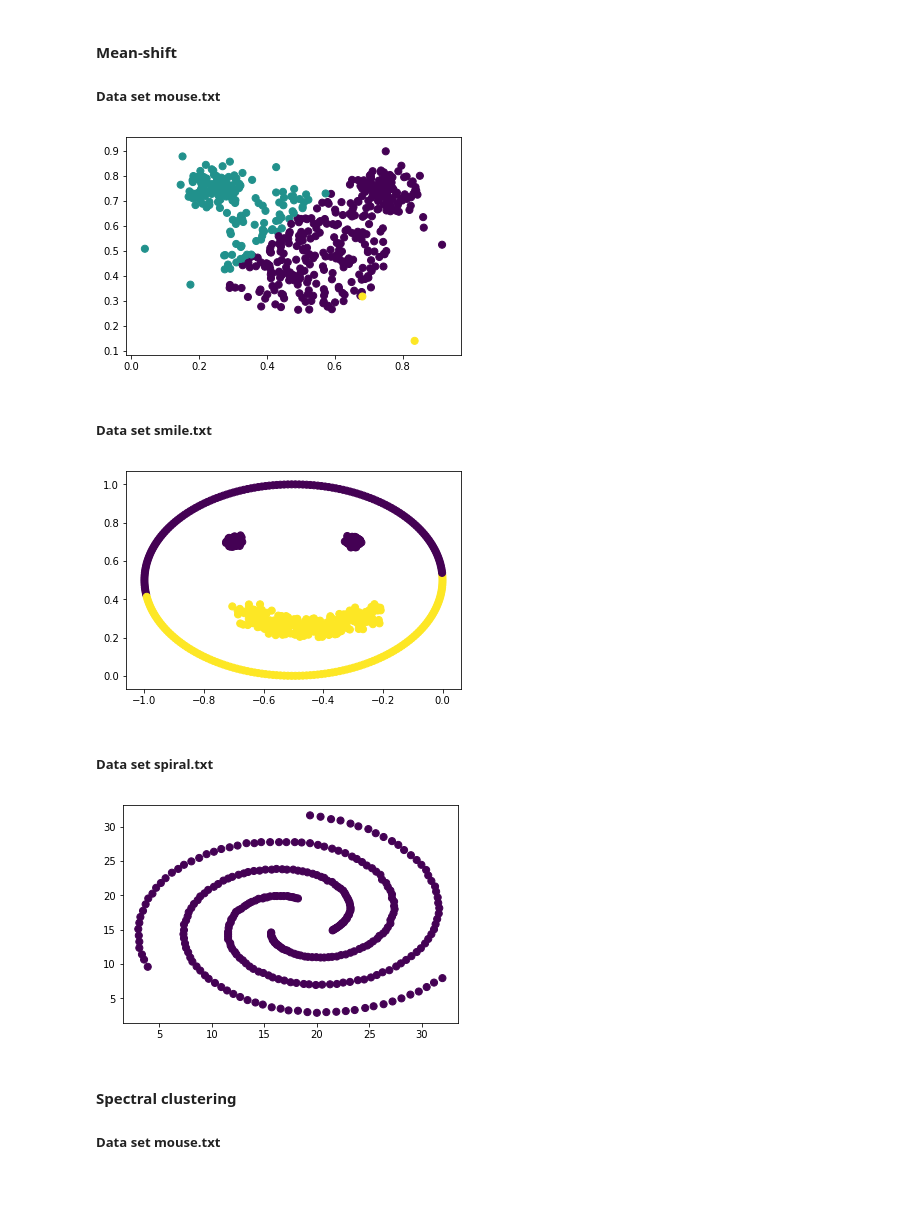
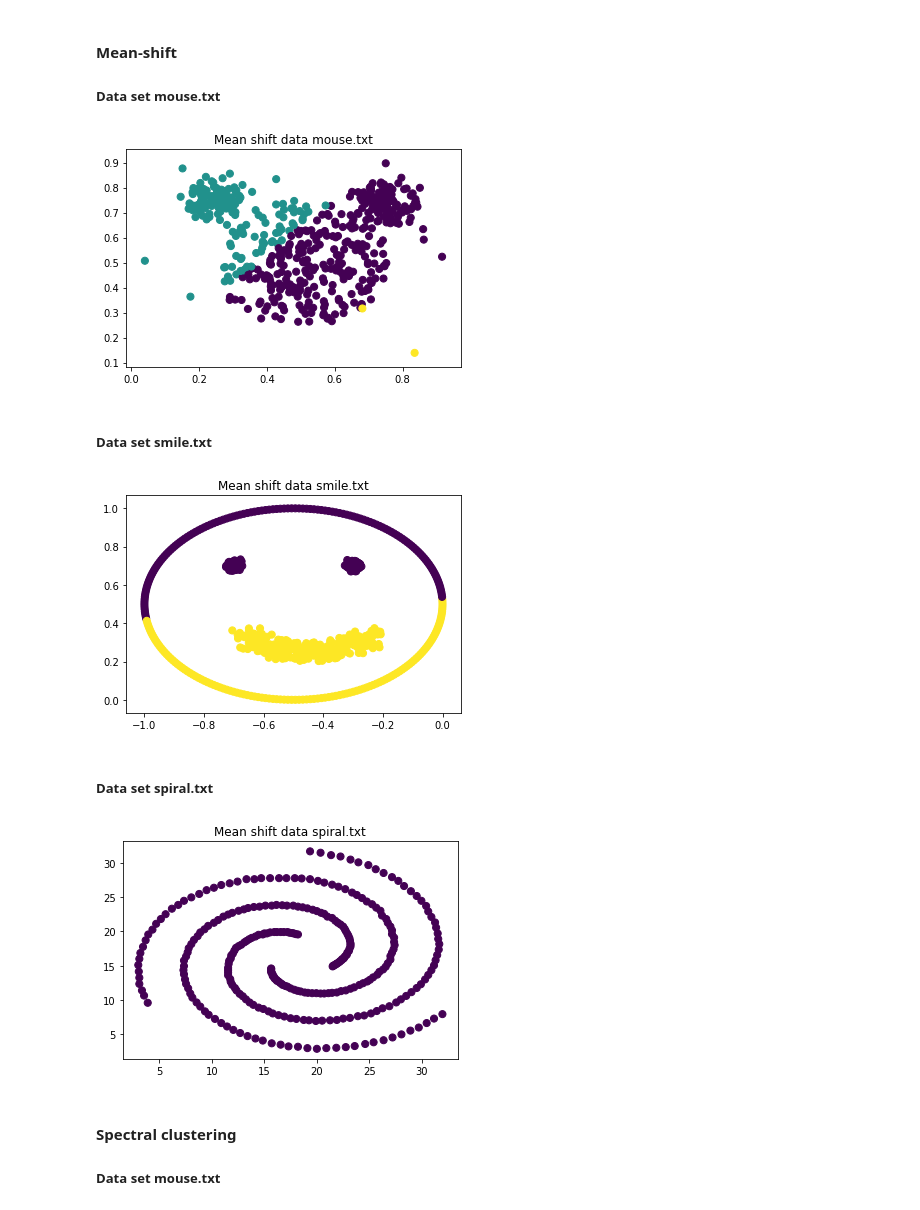
Before and after one commit to yuphyn/Mineria-Tarea-1, a Jupyter notebook: tarea_1.ipynb, the cells around one changed output. Saved outputs shown, nothing was run; the diff lists cells and outputs as text; code cells hidden in the pictures.

```diff
--- a/tarea_1.ipynb
+++ b/tarea_1.ipynb
@@ -355,30 +349,42 @@ plt.show()
 ##### Data set mouse.txt
 # %%
 from sklearn.cluster import MeanShift
-mean_shift = MeanShift().fit(mouse_xy)
-y_mean_shift = mean_shift.fit_predict(mouse_xy)
-plt.scatter(mouse_xy[:, 0], mouse_xy[:, 1], c=y_mean_shift, s=50, cmap='viridis')
-plt.show()
+def mean_shift():
+    mean_shift = MeanShift().fit(mouse_xy)
+    y_mean_shift = mean_shift.fit_predict(mouse_xy)
+    plt.scatter(mouse_xy[:, 0], mouse_xy[:, 1], c=y_mean_shift, s=50, cmap='viridis')
+    plt.title("Mean shift data mouse.txt")
+    plt.show()
+
+mean_shift()
 # %% [output]
-[figure, old version]
+[figure, new version]
 # %% [markdown]
 ##### Data set smile.txt
 # %%
-mean_shift2 = MeanShift().fit(smile_xy)
-y_mean_shift2 = mean_shift2.fit_predict(smile_xy)
-plt.scatter(smile_xy[:, 0], smile_xy[:, 1], c=y_mean_shift2, s=50, cmap='viridis')
-plt.show()
+def mean_shift():
+    mean_shift = MeanShift().fit(smile_xy)
+    y_mean_shift = mean_shift.fit_predict(smile_xy)
+    plt.scatter(smile_xy[:, 0], smile_xy[:, 1], c=y_mean_shift, s=50, cmap='viridis')
+    plt.title("Mean shift data smile.txt")
+    plt.show()
+
+mean_shift()
 # %% [output]
-[figure, old version]
+[figure, new version]
 # %% [markdown]
 ##### Data set spiral.txt
 # %%
-mean_shift3 = MeanShift().fit(spiral_xy)
-y_mean_shift3 = mean_shift3.fit_predict(spiral_xy)
-plt.scatter(spiral_xy[:, 0], spiral_xy[:, 1], c=y_mean_shift3, s=50, cmap='viridis')
-plt.show()
+def mean_shift():
+    mean_shift = MeanShift().fit(spiral_xy)
+    y_mean_shift = mean_shift.fit_predict(spiral_xy)
+    plt.scatter(spiral_xy[:, 0], spiral_xy[:, 1], c=y_mean_shift, s=50, cmap='viridis')
+    plt.title("Mean shift data spiral.txt")
+    plt.show()
+
+mean_shift()
 # %% [output]
-[figure, old version]
+[figure, new version]
 # %% [markdown]
 #### Spectral clustering
 
```
Also changed, not shown: parts of 23 cells of this notebook.
